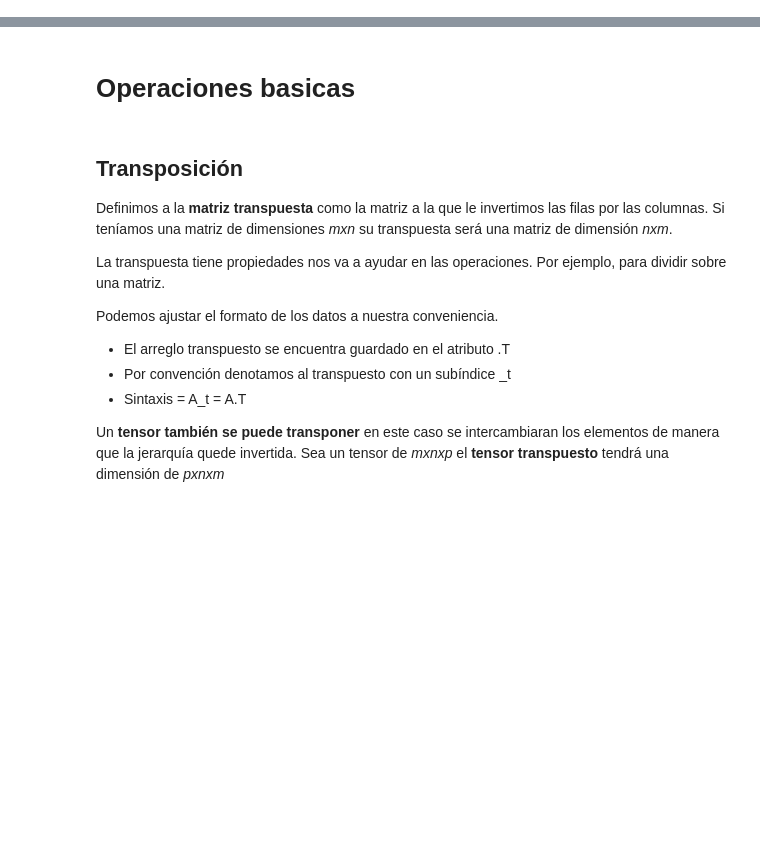
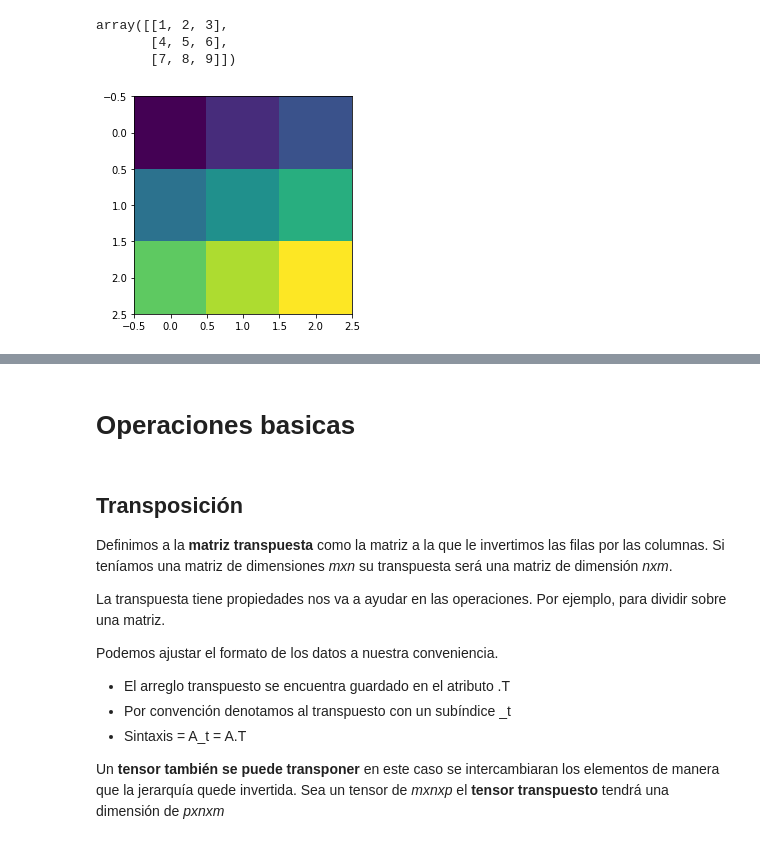
Before and after one commit to OscarABazanez/Fundamentos-de-Algebra-Lineal-con-Python, a Jupyter notebook: [2] transposicion-suma-matrices-escalares.ipynb, the cells around one changed output, grey strips where cells are left out. Drawn from its saved outputs; the diff is of its cells as text; code cells hidden in the pictures; blank space fills up the shorter version.

```diff
--- a/[2] transposicion-suma-matrices-escalares.ipynb
+++ b/[2] transposicion-suma-matrices-escalares.ipynb
@@ -0,0 +29,12 @@
+# %%
+matriz = np.array([[1,2,3],[4,5,6],[7,8,9]])
+matriz
+# %% [output]
+array([[1, 2, 3],
+       [4, 5, 6],
+       [7, 8, 9]])
+# %%
+plt.imshow(matriz, interpolation='nearest')
+plt.show()
+# %% [output]
+[figure, added]
```
Also changed, not shown: parts of 12 cells of this notebook, 1 other file.
